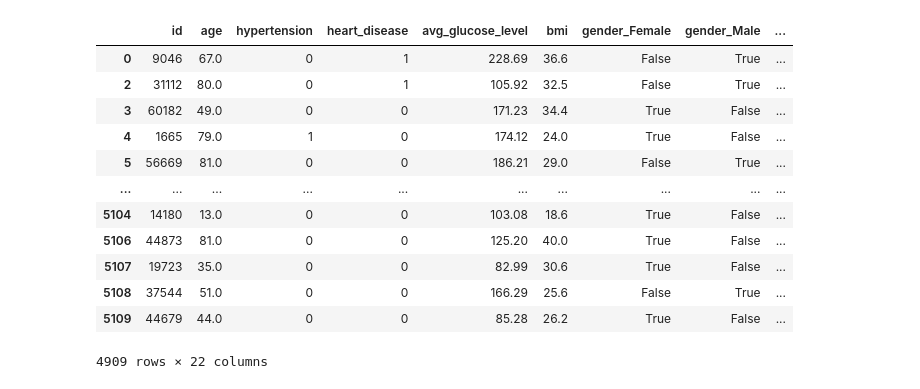
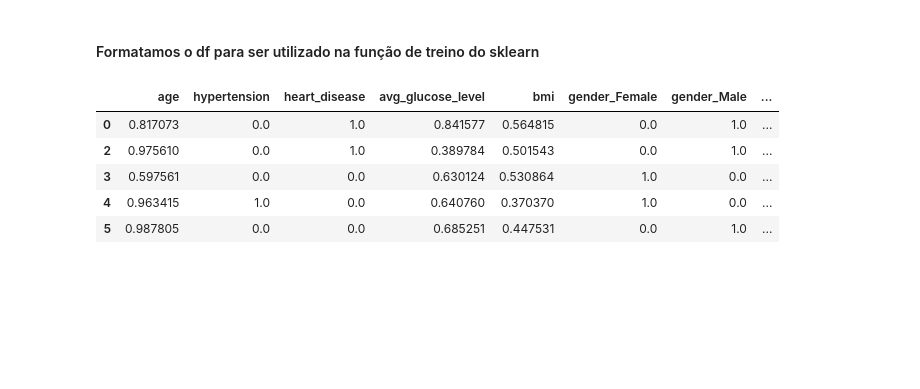
Before and after one commit to C0D8/avctv, a Jupyter notebook: main.ipynb, the cells around one changed output. Cells and saved outputs as stored; diff of their text form; code cells hidden in the pictures; blank space fills up the shorter version.

```diff
--- a/main.ipynb
+++ b/main.ipynb
@@ -52,21 +58,0 @@ Name: stroke, Length: 4909, dtype: int64
-# %%
-df = pd.get_dummies(df)
-df_saidas = df_saidas.replace(0, -1)
-
-
-
-df
-# %% [output]
-|  | id | age | hypertension | heart_disease | avg_glucose_level | bmi | gender_Female | gender_Male | ... |
-| 0 | 9046 | 67.0 | 0 | 1 | 228.69 | 36.6 | False | True | ... |
-| 2 | 31112 | 80.0 | 0 | 1 | 105.92 | 32.5 | False | True | ... |
-| 3 | 60182 | 49.0 | 0 | 0 | 171.23 | 34.4 | True | False | ... |
-| 4 | 1665 | 79.0 | 1 | 0 | 174.12 | 24.0 | True | False | ... |
-| 5 | 56669 | 81.0 | 0 | 0 | 186.21 | 29.0 | False | True | ... |
-| ... | ... | ... | ... | ... | ... | ... | ... | ... | ... |
-| 5104 | 14180 | 13.0 | 0 | 0 | 103.08 | 18.6 | True | False | ... |
-| 5106 | 44873 | 81.0 | 0 | 0 | 125.20 | 40.0 | True | False | ... |
-| 5107 | 19723 | 35.0 | 0 | 0 | 82.99 | 30.6 | True | False | ... |
-| 5108 | 37544 | 51.0 | 0 | 0 | 166.29 | 25.6 | False | True | ... |
-| 5109 | 44679 | 44.0 | 0 | 0 | 85.28 | 26.2 | True | False | ... |
-4909 rows × 22 columns
@@ -77 +59,23 @@ df = df.drop("avg_glucose_level", axis = 1)
+# %% [markdown]
+#### Formatamos o df para ser utilizado na função de treino do sklearn
+# %%
+#get_dummies quando aplicado em uma coluna de dados binários retorna duas colunas no resultado com os nomes das colunas baseados nos valores únicos presentes na coluna original.
+df = pd.get_dummies(df).astype(float)
+df_strokes =  df_strokes.replace(0, -1)
+df = df.drop("id", axis = 1)
+#achando o maior valor que será utilizado para deixar as colunas no range de 0 a 1
+max_age = df['age'].max()
+df['age'] = df['age']/max_age
+max_glucose = df['avg_glucose_level'].max()
+df['avg_glucose_level'] = df['avg_glucose_level']/max_glucose
+max_bmi = df['bmi'].max()
+df['bmi'] = df['bmi']/max_bmi
+df.head()
+# %% [output]
+|  | age | hypertension | heart_disease | avg_glucose_level | bmi | gender_Female | gender_Male | ... |
+| 0 | 0.817073 | 0.0 | 1.0 | 0.841577 | 0.564815 | 0.0 | 1.0 | ... |
+| 2 | 0.975610 | 0.0 | 1.0 | 0.389784 | 0.501543 | 0.0 | 1.0 | ... |
+| 3 | 0.597561 | 0.0 | 0.0 | 0.630124 | 0.530864 | 1.0 | 0.0 | ... |
+| 4 | 0.963415 | 1.0 | 0.0 | 0.640760 | 0.370370 | 1.0 | 0.0 | ... |
+| 5 | 0.987805 | 0.0 | 0.0 | 0.685251 | 0.447531 | 0.0 | 1.0 | ... |
 # %%
```
Also changed, not shown: parts of 17 cells of this notebook.
